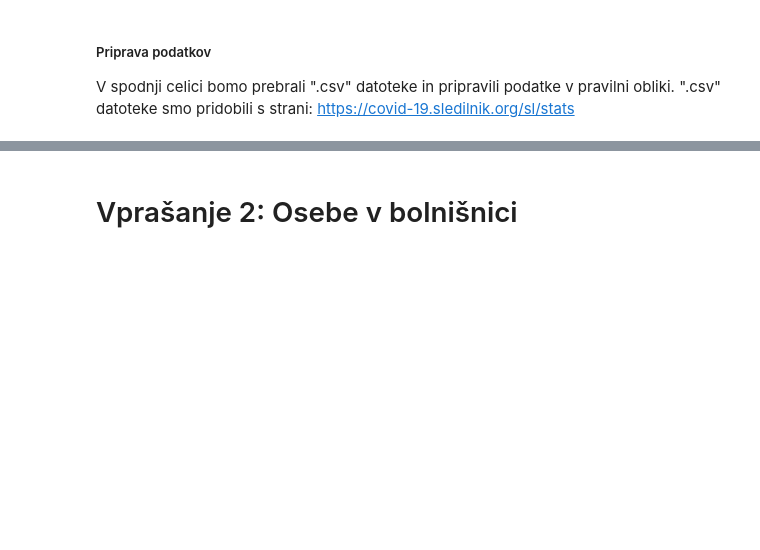
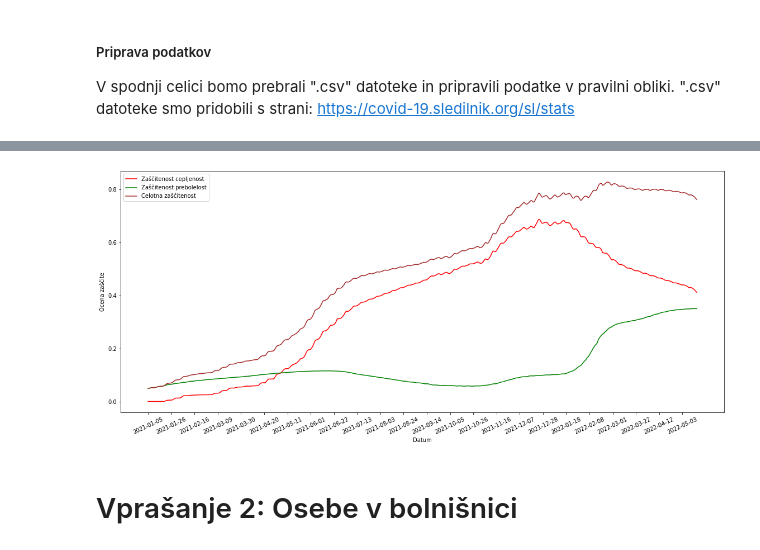
Before and after one commit to swagter/PR21TCTKJC, a Jupyter notebook: covid.ipynb, the cells around one changed output, grey strips where cells are left out. Cells and saved outputs as stored; diff of their text form; code cells hidden in the pictures; blank space fills up the shorter version.

```diff
--- a/covid.ipynb
+++ b/covid.ipynb
@@ -134,3 +160,82 @@ Pri tretjem odmerku pa ni bilo tako prepoznavnega učinka. Tu pa vemo da 3. odme
+# %%
+# [1 , 2 ,3 , 4] predstavljajo % protected od celotne populacije# tabela podatkov, ki jih dopolnimo
+data = []
+
+# št prebivalcev slovenije
+slo_pop = 2108708
+
+# izračun indeksa v tabeli, ko se je začelo cepljenje z odmerki (1. , 2. , 3.)
+first_vaccinated_1 = -1
+first_vaccinated_2 = -1
+first_vaccinated_3 = -1
+i = 0
+for day in stats:
+    cur_date = datetime.strptime(day["date"], '%Y-%m-%d')
+    i += 1
+    if cur_date.weekday() >= 5:
+        continue
+
+    if first_vaccinated_1 == -1 and (int(day["vaccination.administered.todate"]) if len(day["vaccination.administered.todate"]) else 0) > 0:
+        first_vaccinated_1 = i
+    if first_vaccinated_2 == -1 and (int(day["vaccination.administered2nd.todate"]) if len(day["vaccination.administered2nd.todate"]) else 0) > 0:
+        first_vaccinated_2 = i
+    if first_vaccinated_3 == -1 and (int(day["vaccination.administered3rd.todate"]) if len(day["vaccination.administered3rd.todate"]) else 0) > 0:
+        first_vaccinated_3 = i
+        break
+
+protected_vacc = []
+protected_reco = []
+protected_sum = []
+positive = []
+dates = []
+
+for i, daily in enumerate(stats[first_vaccinated_2:]):
+    index = i + first_vaccinated_2
+
+    sum_vaccinated = 0
+    sum_recovered = 0
+    sum_vacc_rec = 0
+
+    for stat in stats[max(0, index - 240):index]:
+        sum_vaccinated += int(stat["vaccination.administered2nd"] or 0) + int(stat["vaccination.administered3rd"] or 0)
+        sum_recovered += int(stat['cases.recovered'])
+        sum_vacc_rec += int(stat["vaccination.administered2nd"] or 0) + int(stat["vaccination.administered3rd"] or 0) + int(stat['cases.recovered'])
+
+    protected_vacc_percentage = sum_vaccinated / slo_pop
+    protected_vacc.append(protected_vacc_percentage)
+
+    protected_rec_percentage = sum_recovered / slo_pop
+    protected_reco.append(protected_rec_percentage)
+
+    protected_percentage = sum_vacc_rec / slo_pop
+    protected_sum.append(protected_percentage)
+
+    dates.append(daily["date"])
+    positive.append(int(daily["tests.positive"]) / int(daily["tests.positive.todate"]) * 100 if len(daily["tests.positive"]) else 0)
+
+new_dates = []
+new_dates_index = []
+
+for i, d in enumerate(dates):
+    if i % 21 == 0:
+        new_dates.append(d)
+        new_dates_index.append(i)
+
+
+fig = plt.figure(figsize=(15,6))
+ax = fig.add_axes([0, 0, 1, 1])
+ax.plot(protected_vacc, color="red", label="Zaščitenost cepljenost")
+ax.plot(protected_reco, color="green", label="Zaščitenost prebolelost")
+ax.plot(protected_sum, color="brown", label="Celotna zaščitenost")
+ax.set_xticks(new_dates_index)
+ax.set_xticklabels(new_dates)
+plt.ylabel("Ocena zaščite")
+plt.xlabel("Datum")
+plt.xticks(rotation = 25)
+plt.legend()
+plt.show()
+# %% [output]
+[figure, added]
 # %% [markdown]
 # Vprašanje 2: Osebe v bolnišnici
 # %%
```
Also changed, not shown: parts of 20 cells of this notebook, 9 other files.
